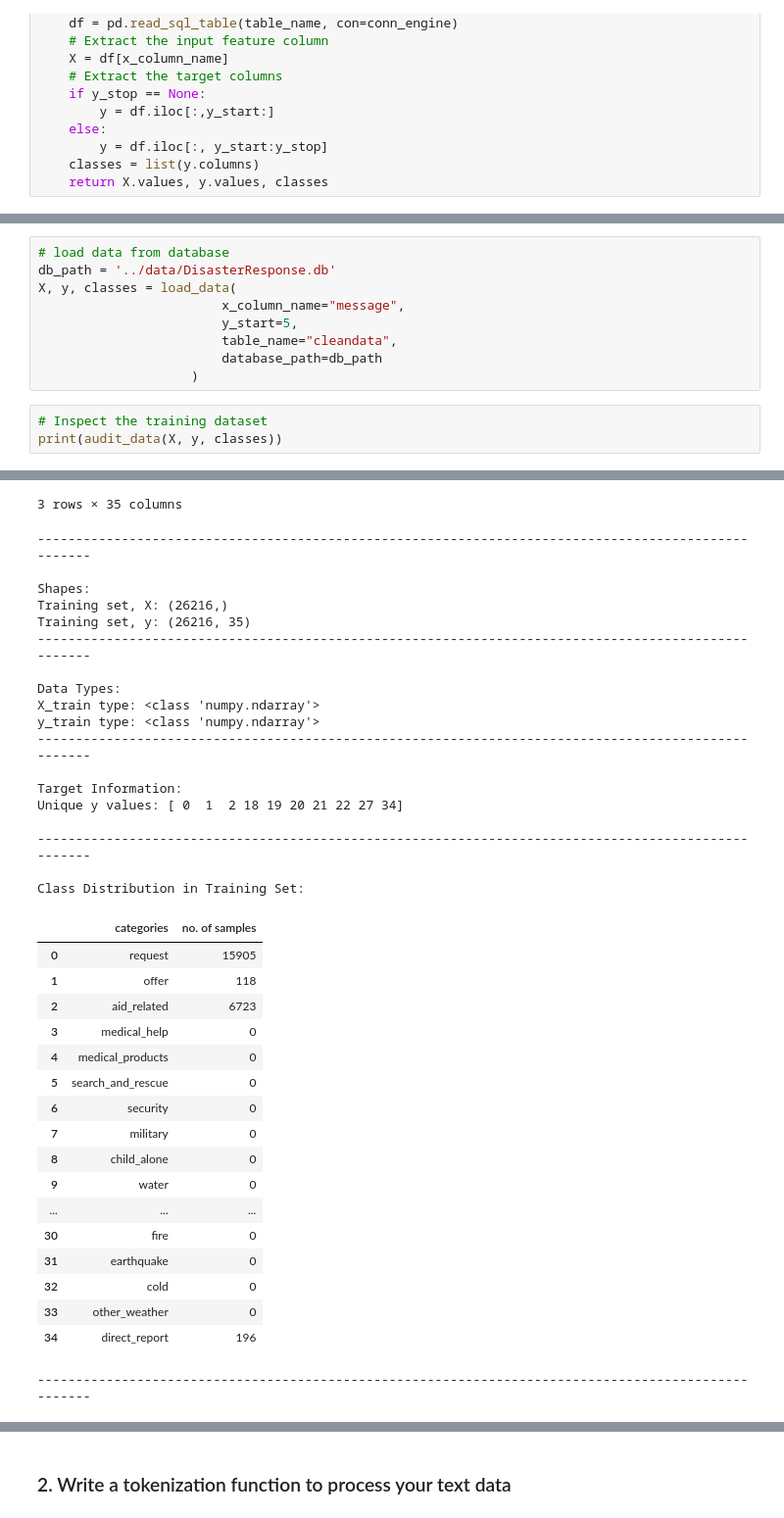
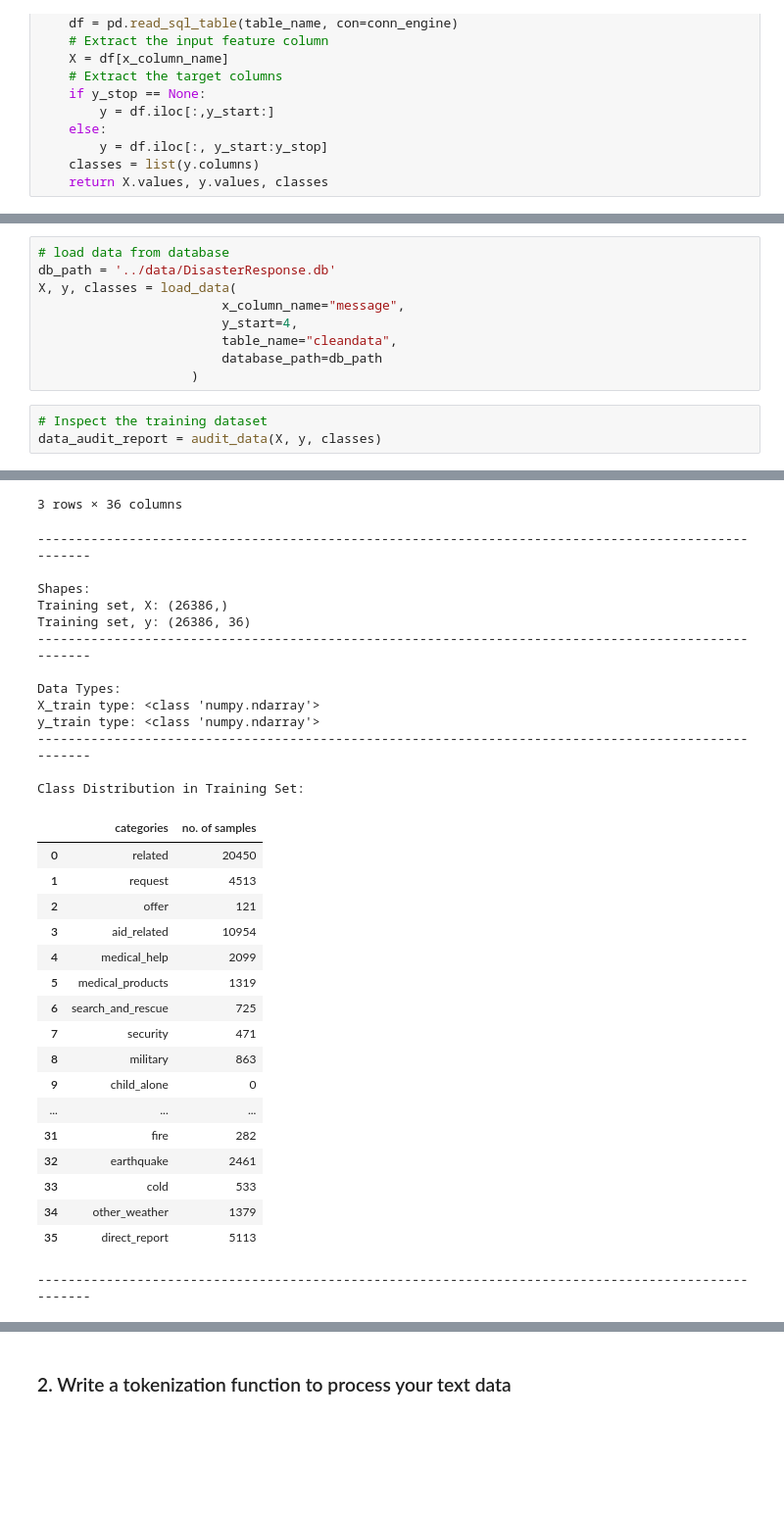
Before and after one commit to EmmanuelEzenwere/ERpager, a Jupyter notebook: workspace/ML Pipeline Preparation.ipynb, the cells around one changed output, grey strips where cells are left out. Shown at 98% size. Cells and saved outputs as stored; diff of their text form; blank space fills up the shorter version.

```diff
--- a/workspace/ML Pipeline Preparation.ipynb
+++ b/workspace/ML Pipeline Preparation.ipynb
@@ -197,13 +245,13 @@ def audit_data(x_train, y_train, class_names, x_test=None, y_test=None):
 db_path = '../data/DisasterResponse.db'
 X, y, classes = load_data(
                         x_column_name="message",
-                        y_start=5,
+                        y_start=4,
                         table_name="cleandata",
                         database_path=db_path
                     )
 # %%
 # Inspect the training dataset
-print(audit_data(X, y, classes))
+data_audit_report = audit_data(X, y, classes)
 # %% [output]
 ----------------------------------------------------------------------------------------------------
 Dataset Audit Report
@@ -218,38 +266,33 @@ Dataset Audit Report
-3 rows × 35 columns
+3 rows × 36 columns
 ----------------------------------------------------------------------------------------------------
 
 Shapes:
-Training set, X: (26216,)
-Training set, y: (26216, 35)
+Training set, X: (26386,)
+Training set, y: (26386, 36)
 ----------------------------------------------------------------------------------------------------
 
 Data Types:
 X_train type: <class 'numpy.ndarray'>
 y_train type: <class 'numpy.ndarray'>
 ----------------------------------------------------------------------------------------------------
 
-Target Information:
-Unique y values: [ 0  1  2 18 19 20 21 22 27 34]
-
-----------------------------------------------------------------------------------------------------
-
 Class Distribution in Training Set:
 |  | categories | no. of samples |
-| 0 | request | 15905 |
-| 1 | offer | 118 |
-| 2 | aid_related | 6723 |
-| 3 | medical_help | 0 |
-| 4 | medical_products | 0 |
-| 5 | search_and_rescue | 0 |
-| 6 | security | 0 |
-| 7 | military | 0 |
-| 8 | child_alone | 0 |
-| 9 | water | 0 |
+| 0 | related | 20450 |
+| 1 | request | 4513 |
+| 2 | offer | 121 |
+| 3 | aid_related | 10954 |
+| 4 | medical_help | 2099 |
+| 5 | medical_products | 1319 |
+| 6 | search_and_rescue | 725 |
+| 7 | security | 471 |
+| 8 | military | 863 |
+| 9 | child_alone | 0 |
 | ... | ... | ... |
-| 30 | fire | 0 |
-| 31 | earthquake | 0 |
-| 32 | cold | 0 |
-| 33 | other_weather | 0 |
-| 34 | direct_report | 196 |
+| 31 | fire | 282 |
+| 32 | earthquake | 2461 |
+| 33 | cold | 533 |
+| 34 | other_weather | 1379 |
+| 35 | direct_report | 5113 |
 ----------------------------------------------------------------------------------------------------
 |  | labels |
```
Also changed, not shown: parts of 25 cells of this notebook.
